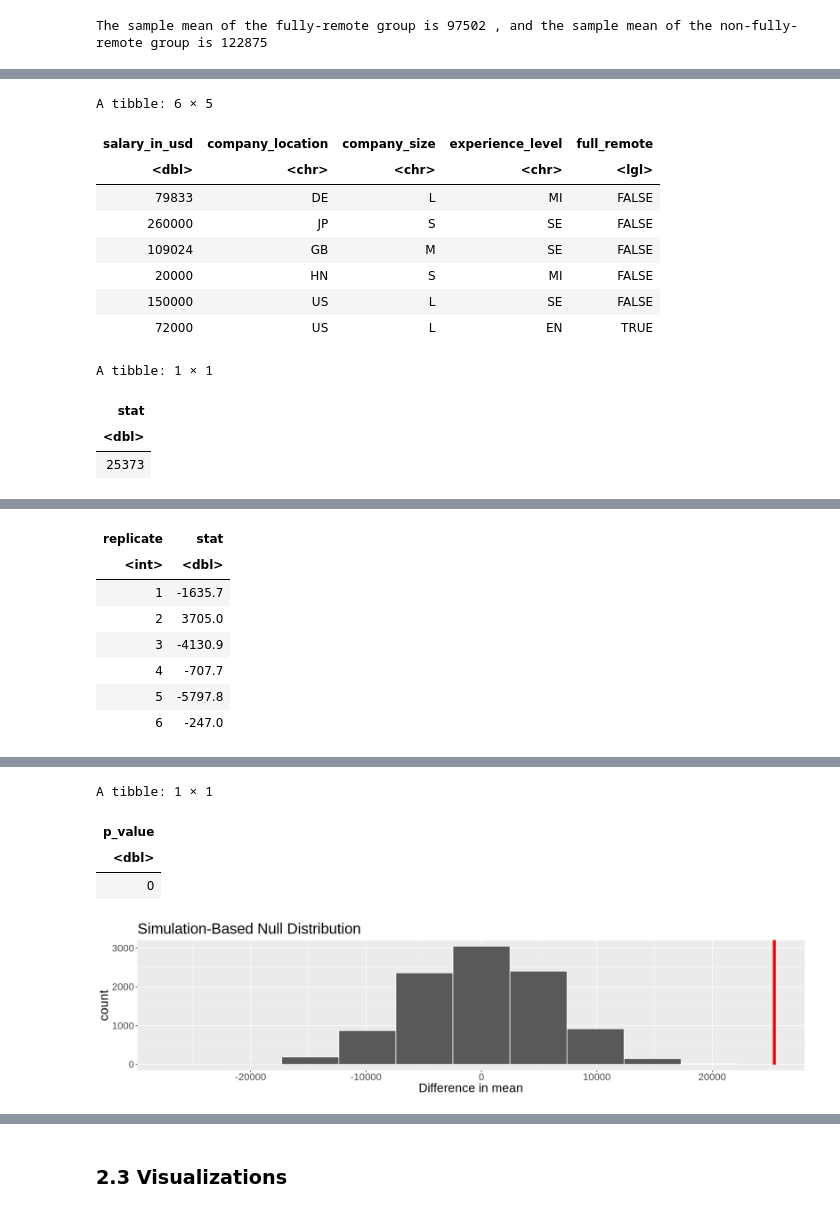
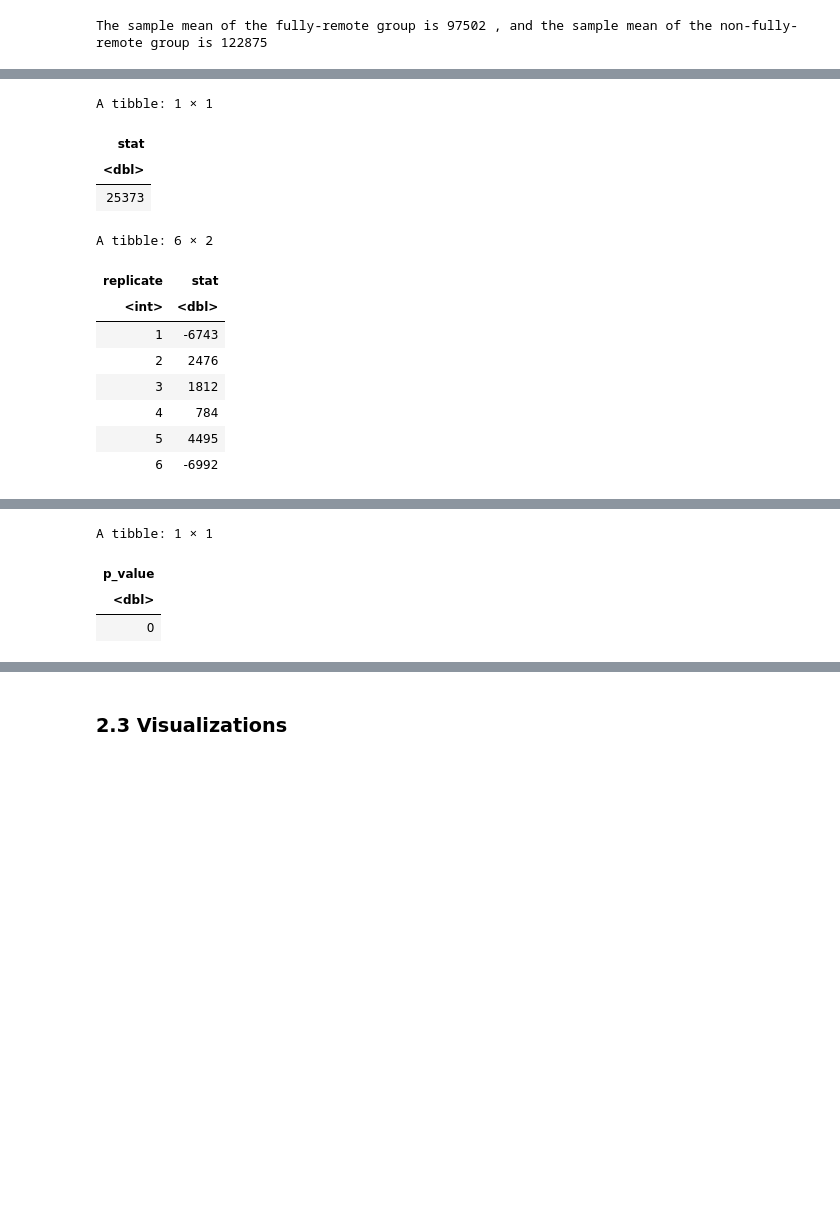
Before and after one commit to ludioludius/STAT201-Project, a Jupyter notebook: Final_Report_Draft.ipynb, the cells around one changed output, grey strips where cells are left out. Cells and saved outputs as stored; diff of their text form; code cells hidden in the pictures; blank space fills up the shorter version.

```diff
--- a/Final_Report_Draft.ipynb
+++ b/Final_Report_Draft.ipynb
@@ -261,49 +267,49 @@ A tibble: 1 × 2
 # %%
 # hypothesis test (two group)
 # make the remote_ratio column two categories, so that it is easier to work with
-remote_binary <- df %>%
-    mutate(full_remote = (remote_ratio == 100)) %>%
-    select(-remote_ratio)
-head(remote_binary)
+# remote_binary <- df %>%
+#     mutate(full_remote = (remote_ratio == 100)) %>%
+#     select(-remote_ratio)
+# head(remote_binary)
 
 #calculate observed test statistic
 obs_diff_in_means <-
-    remote_binary%>%
-    specify(formula = salary_in_usd ~ full_remote) %>%
+    remote_binary %>%
+    specify(formula = salary_in_usd ~ fully_remote) %>%
     calculate(stat = "diff in means", order = c("TRUE", "FALSE"))
 obs_diff_in_means
 
 # build the null distribution
 null_dist <-remote_binary  %>%
-    specify(formula = salary_in_usd ~ full_remote) %>%
+    specify(formula = salary_in_usd ~ fully_remote) %>%
     hypothesize(null = "independence") %>%
     generate(reps = 10000, type = "permute") %>%
     calculate(stat="diff in means", order = c("TRUE", "FALSE"))
 head(null_dist)
 
-# visualization
-diff_in_medians_plot <-
-    visualize(null_dist, bins = 10) +
-    shade_p_value(obs_stat = obs_diff_in_means, direction = "right") +
-    xlab("Difference in mean") +
-    theme(text = element_text(size = 20))
-diff_in_medians_plot
+# # visualization
+# diff_in_medians_plot <-
+#     visualize(null_dist, bins = 10) +
+#     shade_p_value(obs_stat = obs_diff_in_means, direction = "right") +
+#     xlab("Difference in mean") +
+#     theme(text = element_text(size = 20))
+# diff_in_medians_plot
 
 # get p value
 p_value <-null_dist %>%
     get_p_value(obs_stat = obs_diff_in_means, direction = "right")
 p_value
 # %% [output]
-A tibble: 6 × 5
+A tibble: 1 × 1
-| salary_in_usd | company_location | company_size | experience_level | full_remote |
-| <dbl> | <chr> | <chr> | <chr> | <lgl> |
-| 79833 | DE | L | MI | FALSE |
-| 260000 | JP | S | SE | FALSE |
-| 109024 | GB | M | SE | FALSE |
-| 20000 | HN | S | MI | FALSE |
-| 150000 | US | L | SE | FALSE |
-| 72000 | US | L | EN | TRUE |
+| stat |
+| <dbl> |
+| 25373 |
-A tibble: 1 × 1
+A tibble: 6 × 2
-| stat |
-| <dbl> |
-| 25373 |
+| replicate | stat |
+| <int> | <dbl> |
+| 1 | -6743 |
+| 2 | 2476 |
+| 3 | 1812 |
+| 4 | 784 |
+| 5 | 4495 |
+| 6 | -6992 |
@@ -311,8 +318,4 @@ A tibble: 6 × 2
+A tibble: 1 × 1
-| replicate | stat |
-| <int> | <dbl> |
-| 1 | -1635.7 |
-| 2 | 3705.0 |
-| 3 | -4130.9 |
-| 4 | -707.7 |
-| 5 | -5797.8 |
-| 6 | -247.0 |
+| p_value |
+| <dbl> |
+| 0 |
@@ -321,8 +322,3 @@ Warning message:
-A tibble: 1 × 1
-| p_value |
-| <dbl> |
-| 0 |
-[figure, removed]
 # %%
 us_remote_binary <-
     remote_binary %>%
```
Also changed, not shown: parts of 7 cells of this notebook.
